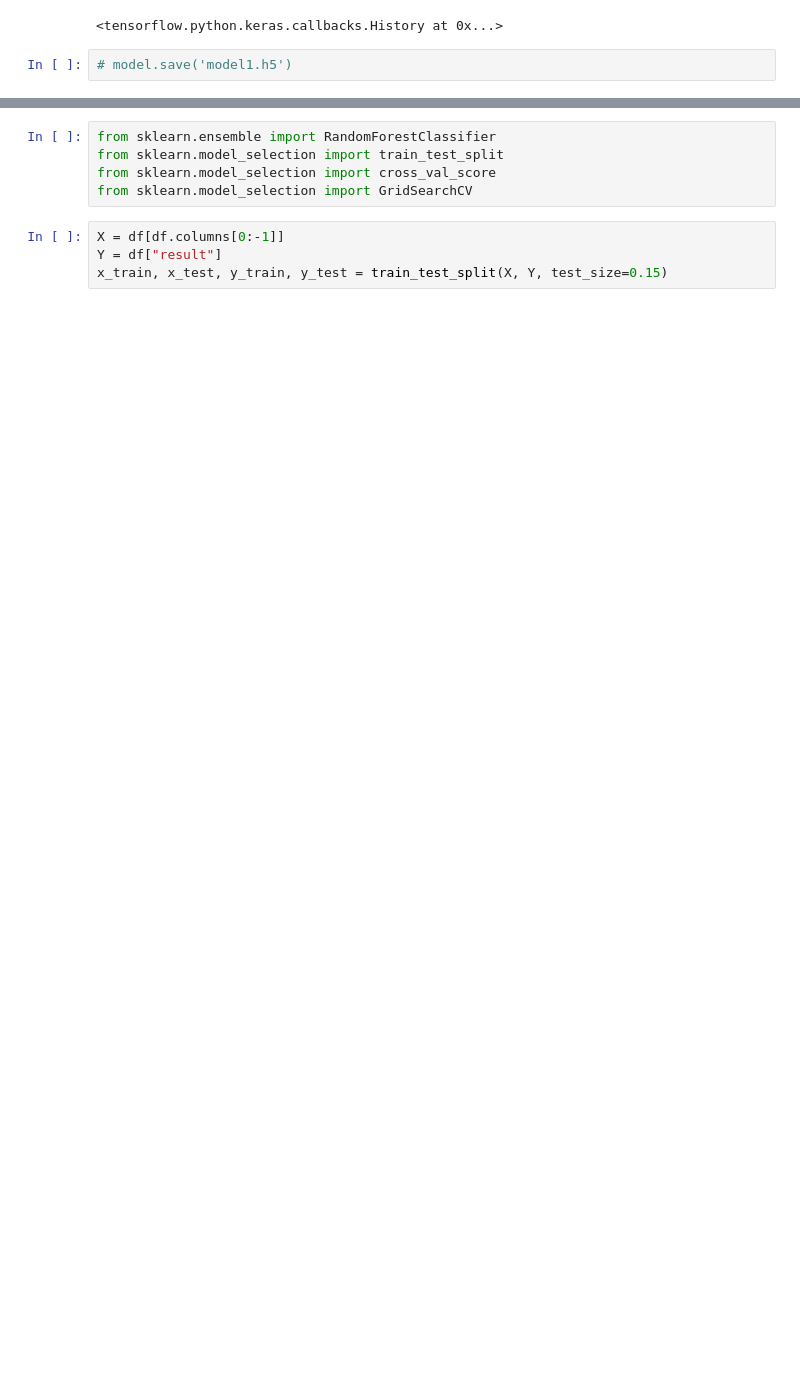
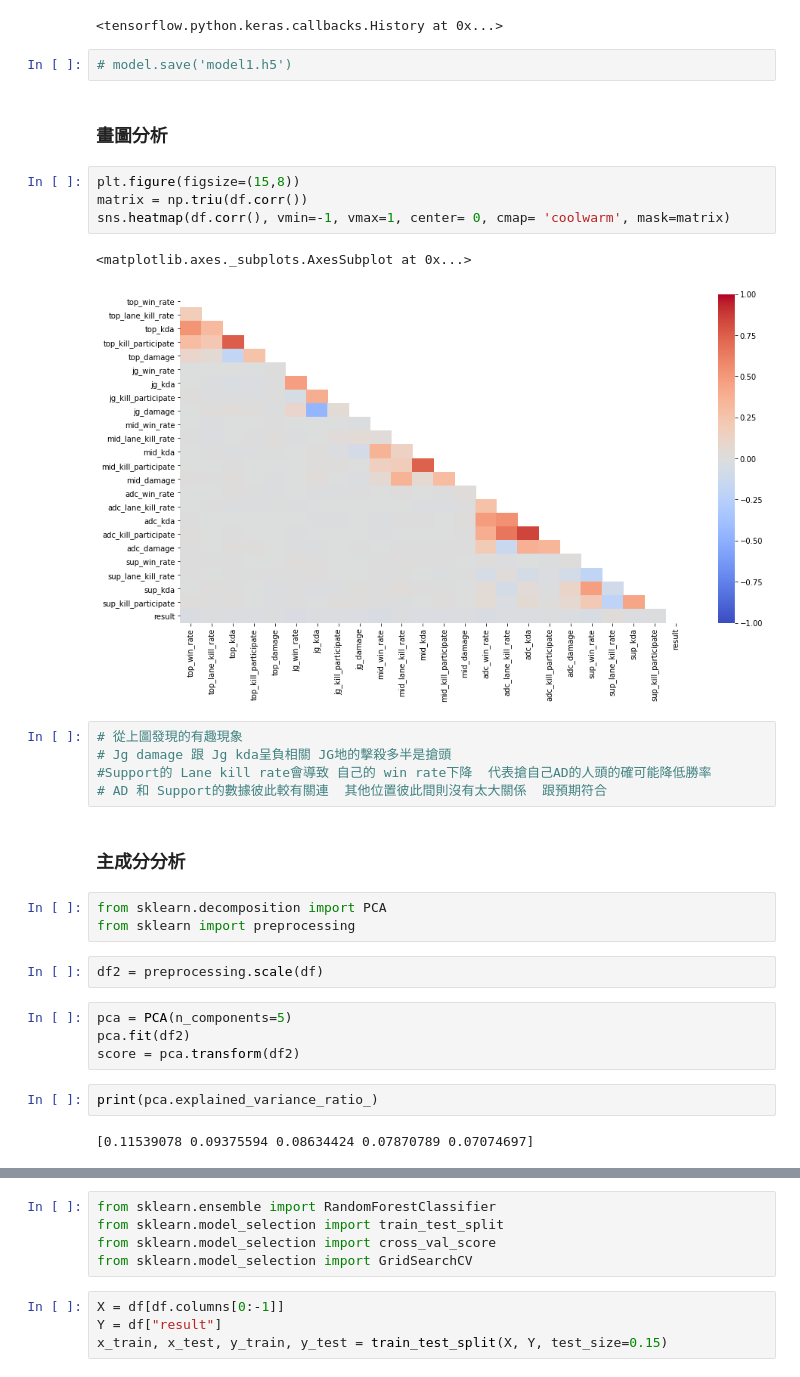
Before and after one commit to jerrylin0505/NCCU_ComputerProgram, a Jupyter notebook: 期末/model1.ipynb, the cells around one changed output, grey strips where cells are left out. Saved outputs shown, nothing was run; the diff lists cells and outputs as text; blank space fills up the shorter version.

```diff
--- a/期末/model1.ipynb
+++ b/期末/model1.ipynb
@@ -116,3 +113,32 @@ Epoch 50/50
 <tensorflow.python.keras.callbacks.History at 0x...>
 # %%
 # model.save('model1.h5')
+# %% [markdown]
+### 畫圖分析
+# %%
+plt.figure(figsize=(15,8))
+matrix = np.triu(df.corr())
+sns.heatmap(df.corr(), vmin=-1, vmax=1, center= 0, cmap= 'coolwarm', mask=matrix)
+# %% [output]
+<matplotlib.axes._subplots.AxesSubplot at 0x...>
+[figure, added]
+# %%
+# 從上圖發現的有趣現象
+# Jg damage 跟 Jg kda呈負相關 JG地的擊殺多半是搶頭
+#Support的 Lane kill rate會導致 自己的 win rate下降  代表搶自己AD的人頭的確可能降低勝率
+# AD 和 Support的數據彼此較有關連  其他位置彼此間則沒有太大關係  跟預期符合
+# %% [markdown]
+### 主成分分析
+# %%
+from sklearn.decomposition import PCA
+from sklearn import preprocessing
+# %%
+df2 = preprocessing.scale(df)
+# %%
+pca = PCA(n_components=5)
+pca.fit(df2)
+score = pca.transform(df2)
+# %%
+print(pca.explained_variance_ratio_)
+# %% [output]
+[0.11539078 0.09375594 0.08634424 0.07870789 0.07074697]
```
Also changed, not shown: parts of 12 cells of this notebook, 10 other files.
